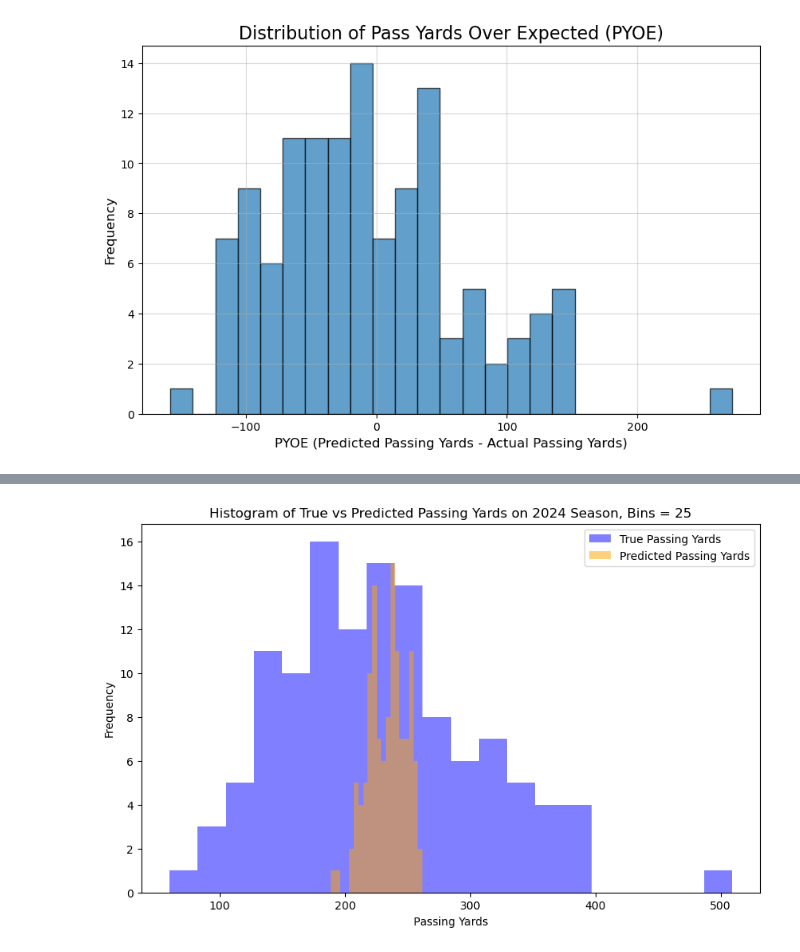
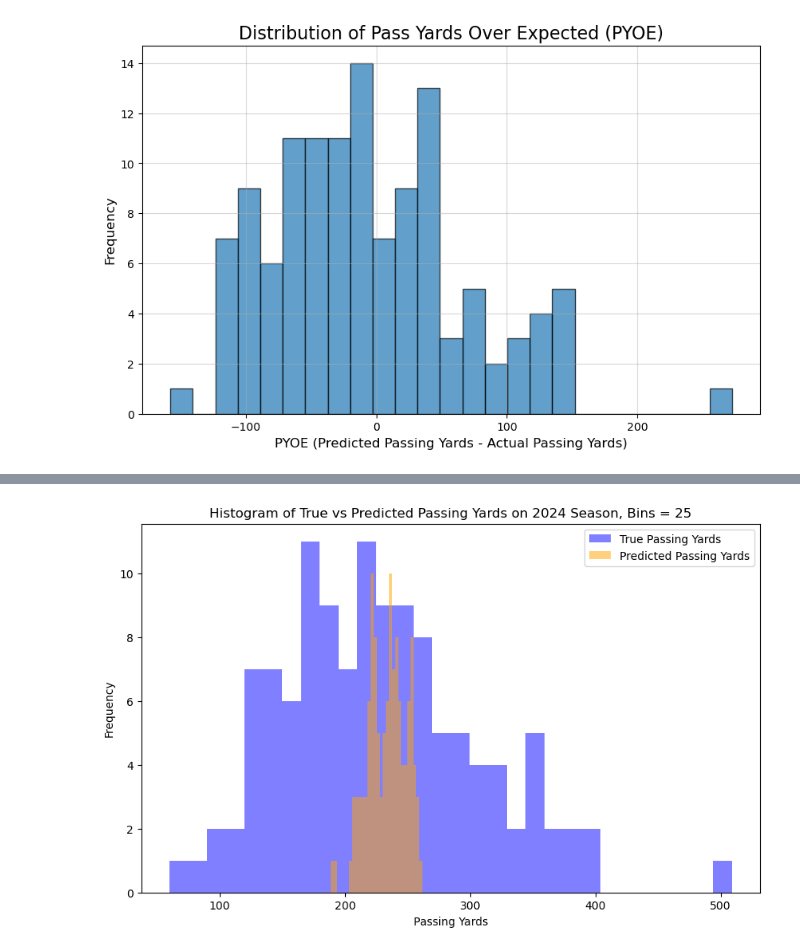
Before and after one commit to bhuggard/CheckTheCover, a Jupyter notebook: testnocom.ipynb, the cells around one changed output, grey strips where cells are left out. Cells and saved outputs as stored; diff of their text form; code cells hidden in the pictures.

```diff
--- a/testnocom.ipynb
+++ b/testnocom.ipynb
@@ -595,20 +707,20 @@ plt.show()
 # %%
 # Plotting the histogram of predicted passing yards and true passing yards
 plt.figure(figsize=(10, 6))
 
 # Plot histogram for true passing yards
-plt.hist(test_data['passing_yards'], bins=20, alpha=0.5, label='True Passing Yards', color='blue')
+plt.hist(test_data['passing_yards'], bins=30, alpha=0.5, label='True Passing Yards', color='blue')
 
 # Plot histogram for predicted passing yards
-plt.hist(test_data['predicted_passing_yards'], bins=20, alpha=0.5, label='Predicted Passing Yards', color='orange')
+plt.hist(test_data['predicted_passing_yards'], bins=30, alpha=0.5, label='Predicted Passing Yards', color='orange')
 
 # Adding labels and title
 plt.xlabel('Passing Yards')
 plt.ylabel('Frequency')
 plt.title('Histogram of True vs Predicted Passing Yards on 2024 Season, Bins = 25')
 plt.legend(loc='upper right')
 
 # Show the plot
 plt.show()
 # %% [output]
-[figure, old version]
+[figure, new version]
```
Also changed, not shown: parts of 18 cells of this notebook.
